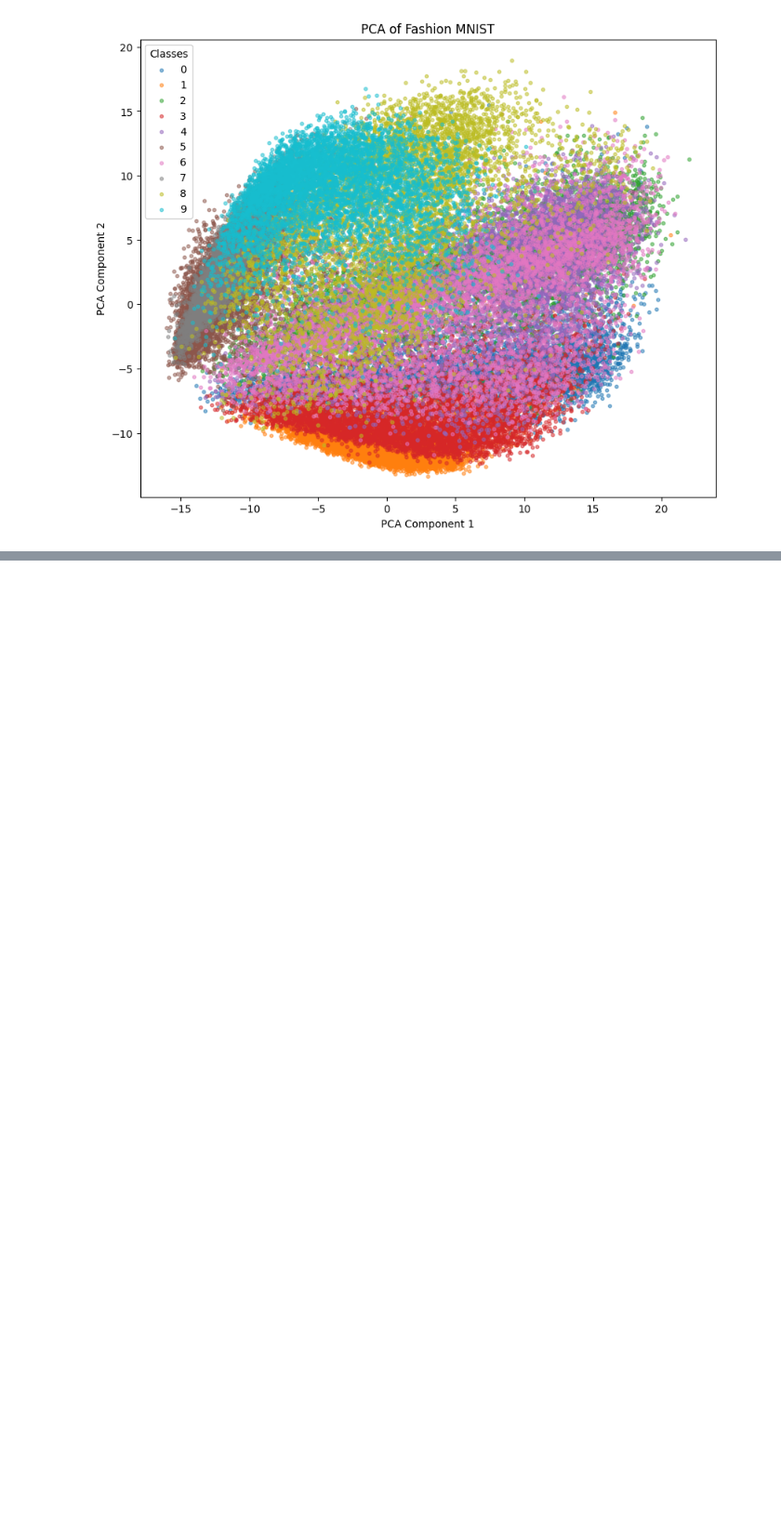
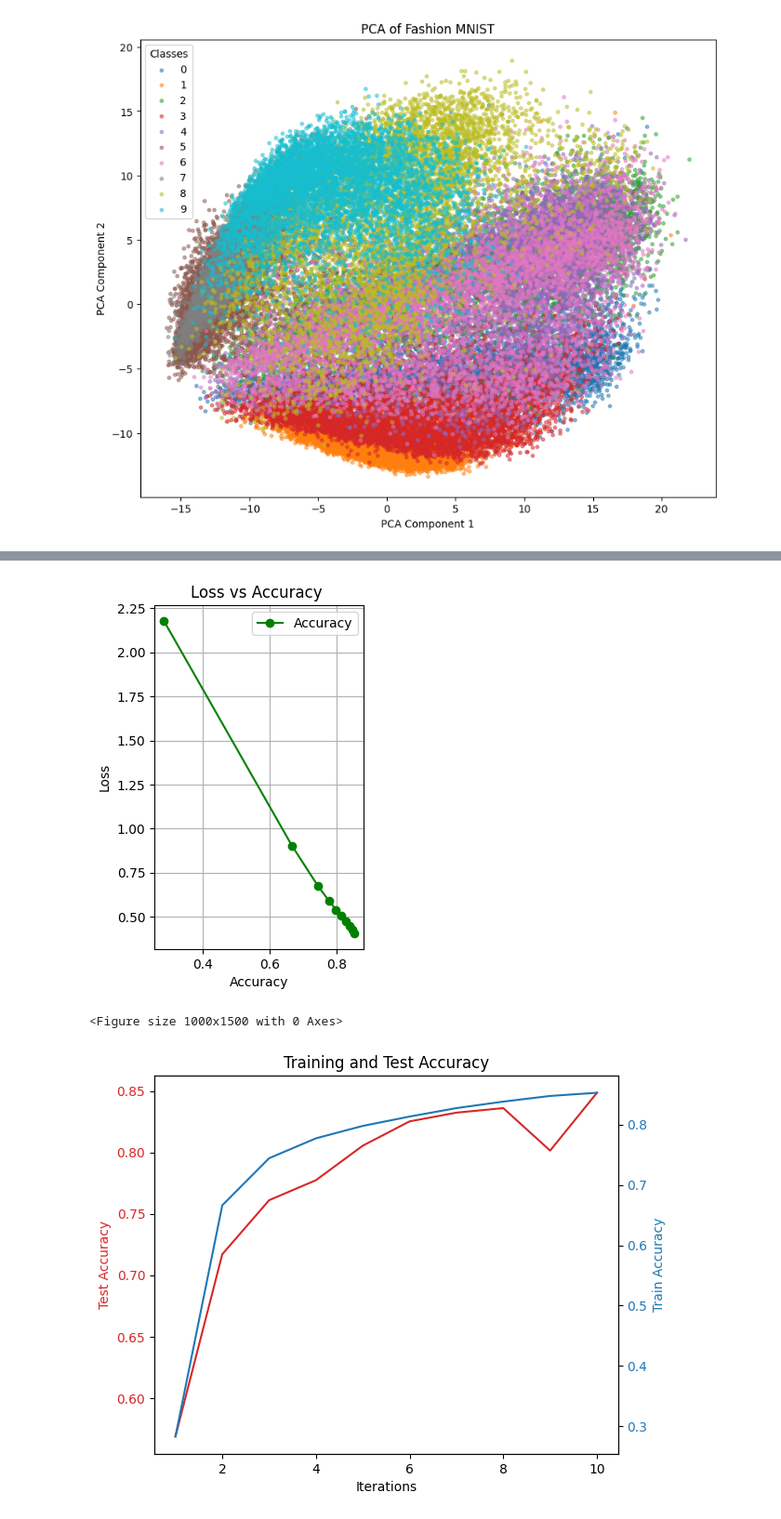
Before and after one commit to dummy1cx/Credit-Card-Fraud-Detection, a Jupyter notebook: fashion_mnist.ipynb, the cells around one changed output, grey strips where cells are left out. Shown at 93% size. Saved outputs shown, nothing was run; the diff lists cells and outputs as text; code cells hidden in the pictures; blank space fills up the shorter version.

```diff
--- a/fashion_mnist.ipynb
+++ b/fashion_mnist.ipynb
@@ -272,5 +231,0 @@ def train_model(model, train_loader, criterion, optimizer, num_epochs=5):
-# %%
-# Define Loss and Optimizer
-criterion = nn.CrossEntropyLoss()
-optimizer = optim.SGD(model.parameters(), lr=0.01)
-train_model(model, trainloader, criterion, optimizer, num_epochs=10)
@@ -467,3 +348,13 @@ def display_training_test_accuracy(avg_accuracy_train,avg_accuracy_test,epochs_l
 
     plt.title('Training and Test Accuracy')
     plt.show()
+# %%
+# Vizualize epochs vs loss
+
+def display_epochs_loss(epochs_list,avg_loss):
+
+  plt.plot(epochs_list, avg_loss)
+  plt.xlabel("No. of Epochs")
+  plt.ylabel("Loss")
+  plt.title("Epochs vs Loss")
+  plt.show()
@@ -469,0 +485,11 @@ def display_training_test_accuracy(avg_accuracy_train,avg_accuracy_test,epochs_l
+# %%
+# Graphics
+
+display_accuracy_loss(avg_accuracy_train,avg_loss,"loss_vs_accuracy_baseline_model")
+display_training_test_accuracy(avg_accuracy_train,avg_accuracy_test,epochs_list)
+display_epochs_loss(epochs_list,avg_loss)
+display_classification_report(model,testloader)
+# %% [output]
+[figure, added]
+<Figure size 1000x1500 with 0 Axes>
+[figure, added]
```
Also changed, not shown: parts of 34 cells of this notebook, 1 other file.
